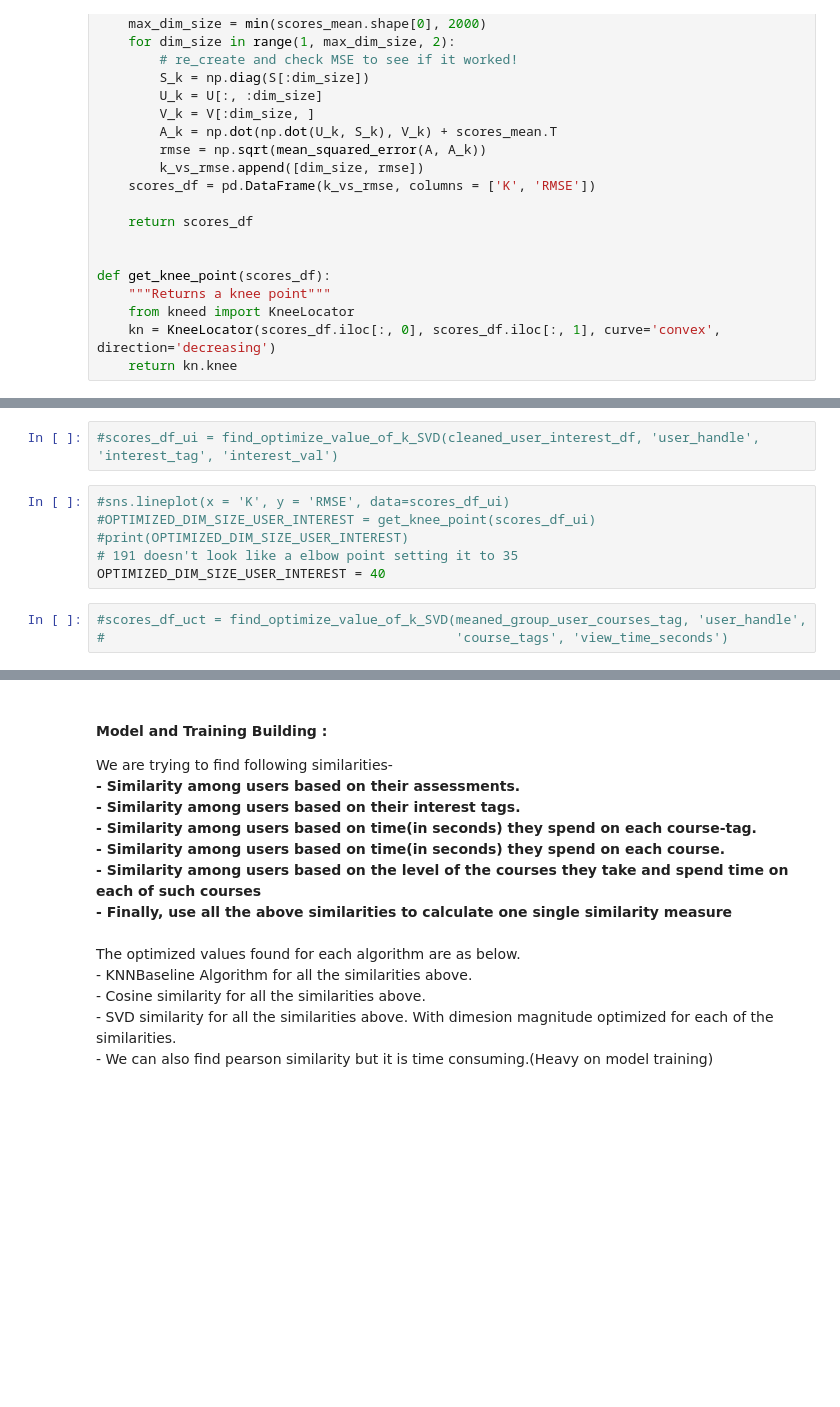
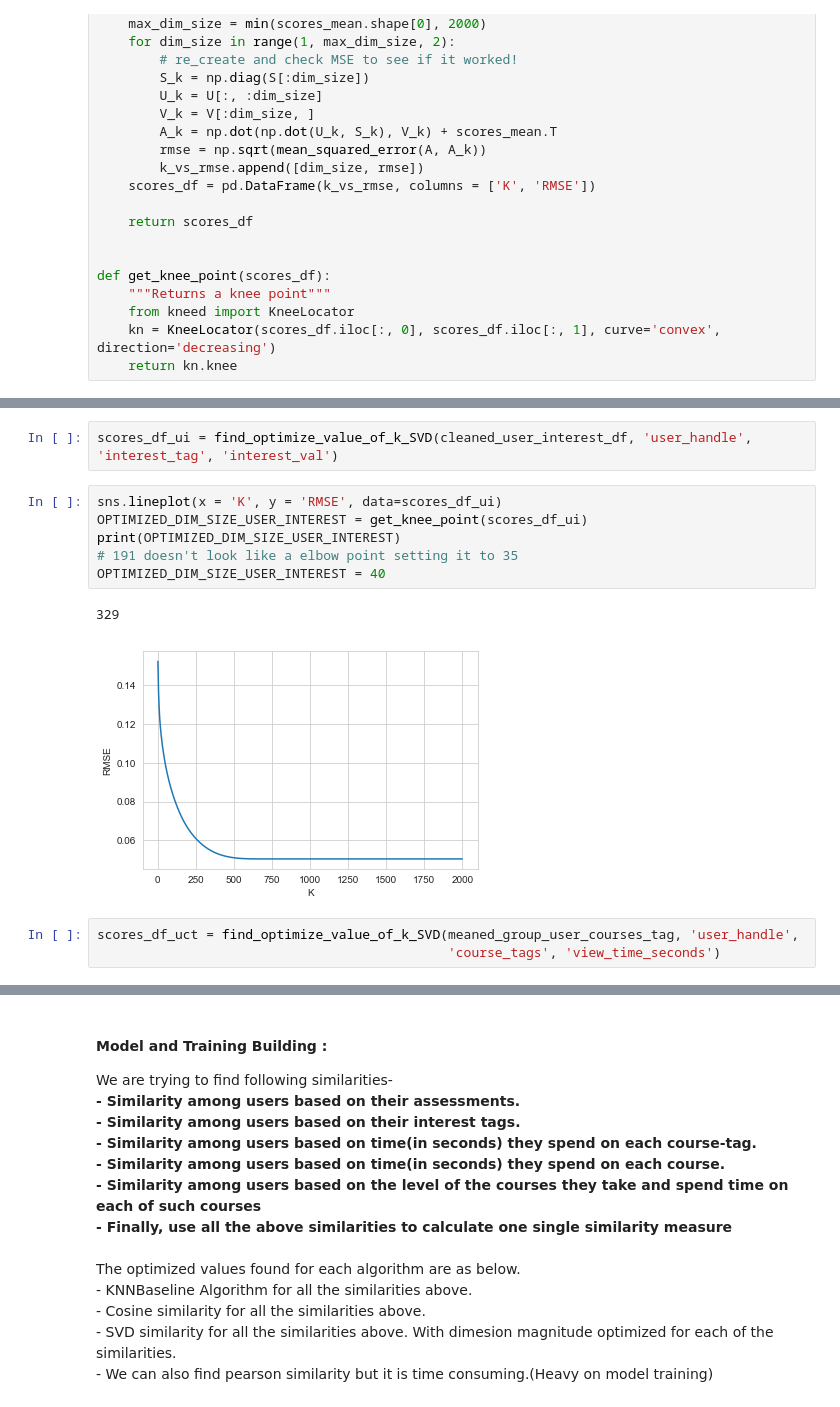
Before and after one commit to amandeepfj/MachineLearningProject, a Jupyter notebook: RecommendationSystemNotebooks/DataUnderstanding _ModelEvaluation _ModelSelection.ipynb, the cells around one changed output, grey strips where cells are left out. Cells and saved outputs as stored; diff of their text form; blank space fills up the shorter version.

```diff
--- a/RecommendationSystemNotebooks/DataUnderstanding _ModelEvaluation _ModelSelection.ipynb
+++ b/RecommendationSystemNotebooks/DataUnderstanding _ModelEvaluation _ModelSelection.ipynb
@@ -433,12 +529,15 @@ OPTIMIZED_DIM_SIZE_USER_ASSESSMENT = 25
 # %%
-#scores_df_ui = find_optimize_value_of_k_SVD(cleaned_user_interest_df, 'user_handle', 'interest_tag', 'interest_val')
+scores_df_ui = find_optimize_value_of_k_SVD(cleaned_user_interest_df, 'user_handle', 'interest_tag', 'interest_val')
 # %%
-#sns.lineplot(x = 'K', y = 'RMSE', data=scores_df_ui)
-#OPTIMIZED_DIM_SIZE_USER_INTEREST = get_knee_point(scores_df_ui)
-#print(OPTIMIZED_DIM_SIZE_USER_INTEREST)
+sns.lineplot(x = 'K', y = 'RMSE', data=scores_df_ui)
+OPTIMIZED_DIM_SIZE_USER_INTEREST = get_knee_point(scores_df_ui)
+print(OPTIMIZED_DIM_SIZE_USER_INTEREST)
 # 191 doesn't look like a elbow point setting it to 35
 OPTIMIZED_DIM_SIZE_USER_INTEREST = 40
+# %% [output]
+329
+[figure, added]
 # %%
-#scores_df_uct = find_optimize_value_of_k_SVD(meaned_group_user_courses_tag, 'user_handle',
-#                                             'course_tags', 'view_time_seconds')
+scores_df_uct = find_optimize_value_of_k_SVD(meaned_group_user_courses_tag, 'user_handle',
+                                             'course_tags', 'view_time_seconds')
 # %%
```
Also changed, not shown: parts of 17 cells of this notebook, 1 other file.
